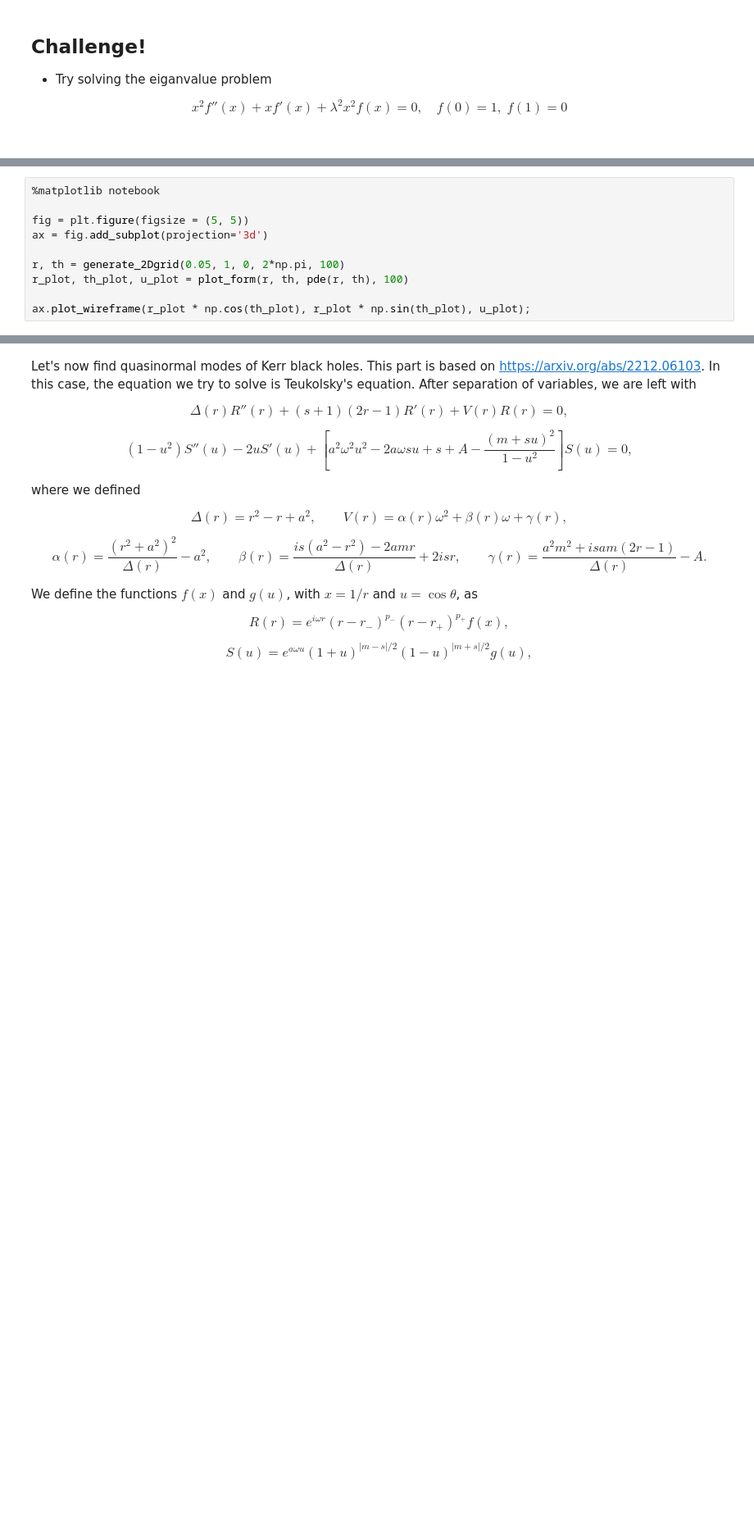
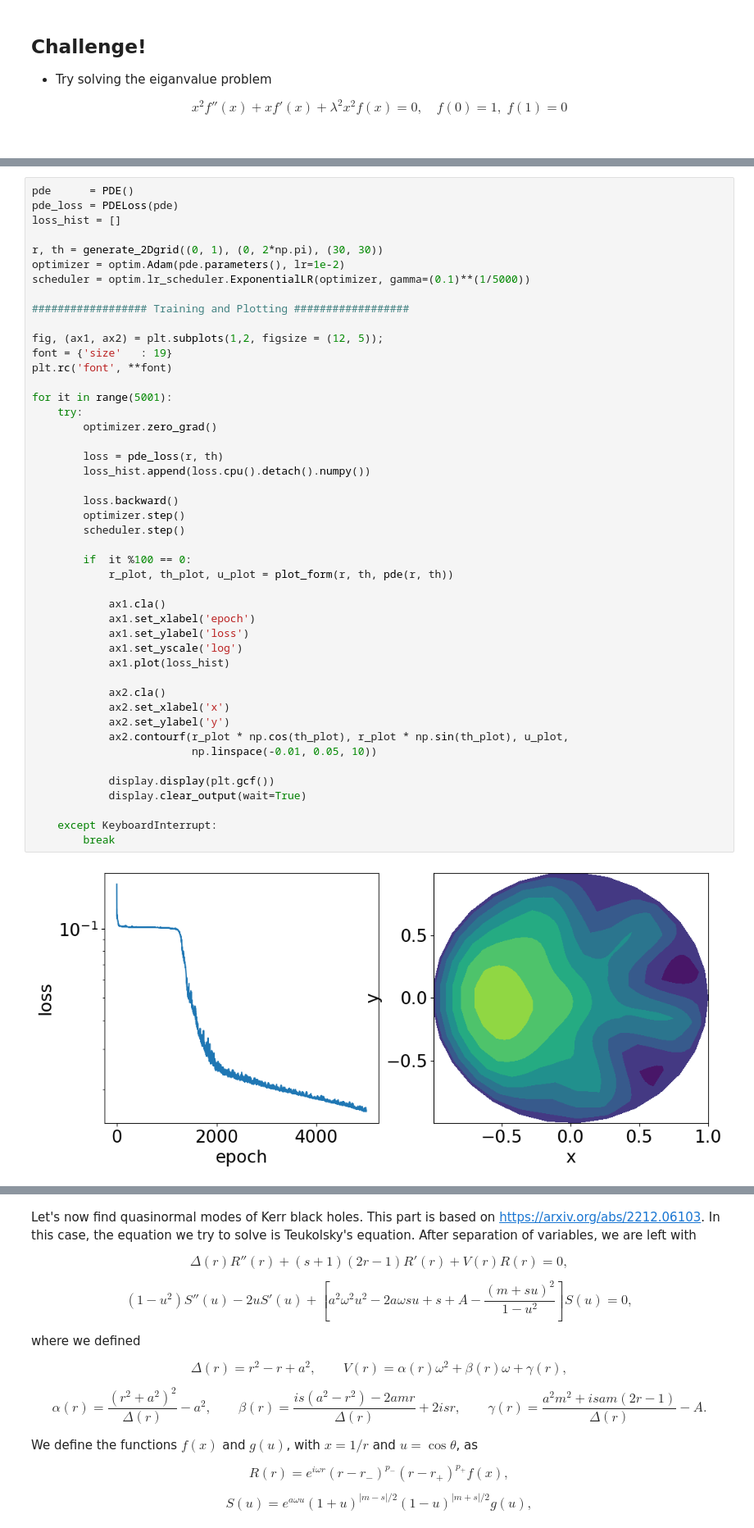
Before and after one commit to raimonluna/MachineLearningForStrongGravity, a Jupyter notebook: Lecture1_Physics_Informed_Neural_Networks.ipynb, the cells around one changed output, grey strips where cells are left out. Shown at 82% size. Cells and saved outputs as stored; diff of their text form; blank space fills up the shorter version.

```diff
--- a/Lecture1_Physics_Informed_Neural_Networks.ipynb
+++ b/Lecture1_Physics_Informed_Neural_Networks.ipynb
@@ -404,10 +410,0 @@ for it in range(5000):
-# %%
-%matplotlib notebook
-
-fig = plt.figure(figsize = (5, 5))
-ax = fig.add_subplot(projection='3d')
-
-r, th = generate_2Dgrid(0.05, 1, 0, 2*np.pi, 100)
-r_plot, th_plot, u_plot = plot_form(r, th, pde(r, th), 100)
-
-ax.plot_wireframe(r_plot * np.cos(th_plot), r_plot * np.sin(th_plot), u_plot);
@@ -423,0 +491,48 @@ $$u(r=1) = 0.01 \sin(2\theta)$$
+# %%
+pde      = PDE()
+pde_loss = PDELoss(pde)
+loss_hist = []
+
+r, th = generate_2Dgrid((0, 1), (0, 2*np.pi), (30, 30))
+optimizer = optim.Adam(pde.parameters(), lr=1e-2)
+scheduler = optim.lr_scheduler.ExponentialLR(optimizer, gamma=(0.1)**(1/5000))
+
+################## Training and Plotting ##################
+
+fig, (ax1, ax2) = plt.subplots(1,2, figsize = (12, 5));
+font = {'size'   : 19}
+plt.rc('font', **font)
+
+for it in range(5001):
+    try:
+        optimizer.zero_grad()
+
+        loss = pde_loss(r, th)
+        loss_hist.append(loss.cpu().detach().numpy())
+
+        loss.backward()
+        optimizer.step()
+        scheduler.step()
+
+        if  it %100 == 0:
+            r_plot, th_plot, u_plot = plot_form(r, th, pde(r, th))
+
+            ax1.cla()
+            ax1.set_xlabel('epoch')
+            ax1.set_ylabel('loss')
+            ax1.set_yscale('log')
+            ax1.plot(loss_hist)
+
+            ax2.cla()
+            ax2.set_xlabel('x')
+            ax2.set_ylabel('y')
+            ax2.contourf(r_plot * np.cos(th_plot), r_plot * np.sin(th_plot), u_plot,
+                         np.linspace(-0.01, 0.05, 10))
+
+            display.display(plt.gcf())
+            display.clear_output(wait=True)
+
+    except KeyboardInterrupt:
+        break
+# %% [output]
+[figure, added]
```
Also changed, not shown: parts of 26 cells of this notebook, 1 other file.
